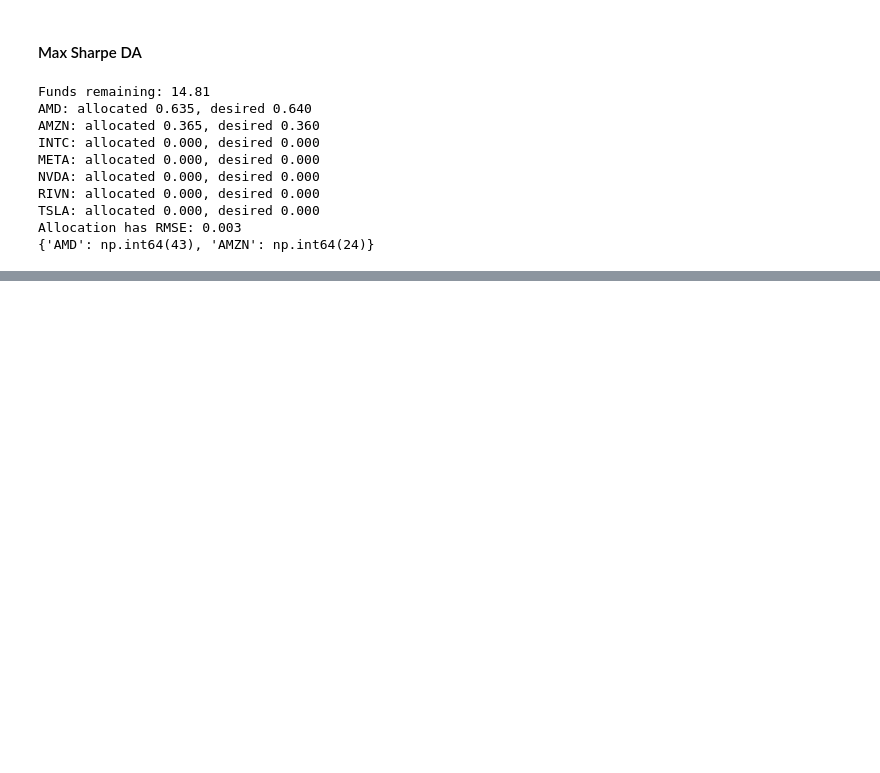
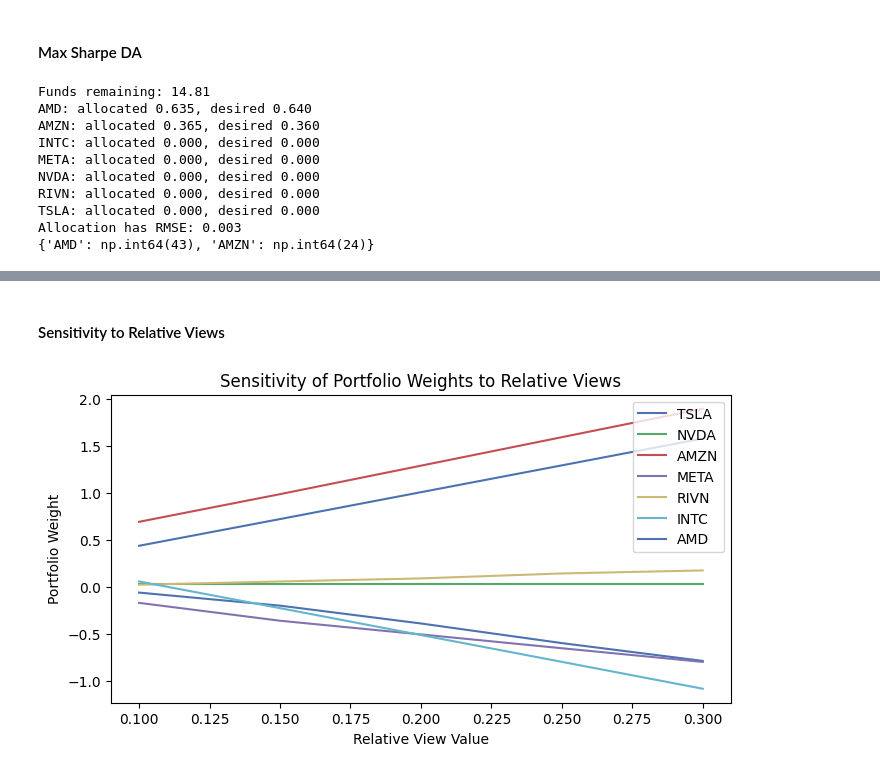
Before and after one commit to chantalmaskell/Black_Litterman_Portfolio_Optimisation, a Jupyter notebook: Completed_Models/benchmark_black_litterman.ipynb, the cells around one changed output, grey strips where cells are left out. Cells and saved outputs as stored; diff of their text form; code cells hidden in the pictures; blank space fills up the shorter version.

```diff
--- a/Completed_Models/benchmark_black_litterman.ipynb
+++ b/Completed_Models/benchmark_black_litterman.ipynb
@@ -415,0 +498,39 @@ Allocation has RMSE: 0.003
+# %% [markdown]
+#### Sensitivity to Relative Views
+# %%
+# Test sets of relative investor views
+relative_views_range = [
+    np.array([0.10, 0.05, 0.02, -0.03]).reshape(-1, 1),
+    np.array([0.15, 0.10, 0.05, -0.05]).reshape(-1, 1),
+    np.array([0.20, 0.15, 0.10, -0.07]).reshape(-1, 1),
+    np.array([0.25, 0.20, 0.15, -0.10]).reshape(-1, 1),
+    np.array([0.30, 0.25, 0.20, -0.12]).reshape(-1, 1)
+]
+results_views = []
+
+for views in relative_views_range:
+    bl_model_views = BlackLittermanModel(
+        cov_matrix=covariance_matrix,
+        pi=prior,
+        absolute_views=None,
+        Q=views, # <-- Using the test set of investor views
+        P=picking_matrix,
+        omega="idzorek",
+        view_confidences=confidences,
+        tau=tau,
+        risk_aversion=delta[0]
+    )
+    posterior_weights_views = bl_model_views.bl_weights()
+    results_views.append(posterior_weights_views)
+
+plt.figure(figsize=(8, 4))
+for i, ticker in enumerate(tickers):
+    plt.plot([views[0][0] for views in relative_views_range], [res[ticker] for res in results_views], label=ticker)
+
+plt.xlabel("Relative View Value")
+plt.ylabel("Portfolio Weight")
+plt.title("Sensitivity of Portfolio Weights to Relative Views")
+plt.legend()
+plt.show()
+# %% [output]
+[figure, added]
```
Also changed, not shown: parts of 9 cells of this notebook.
